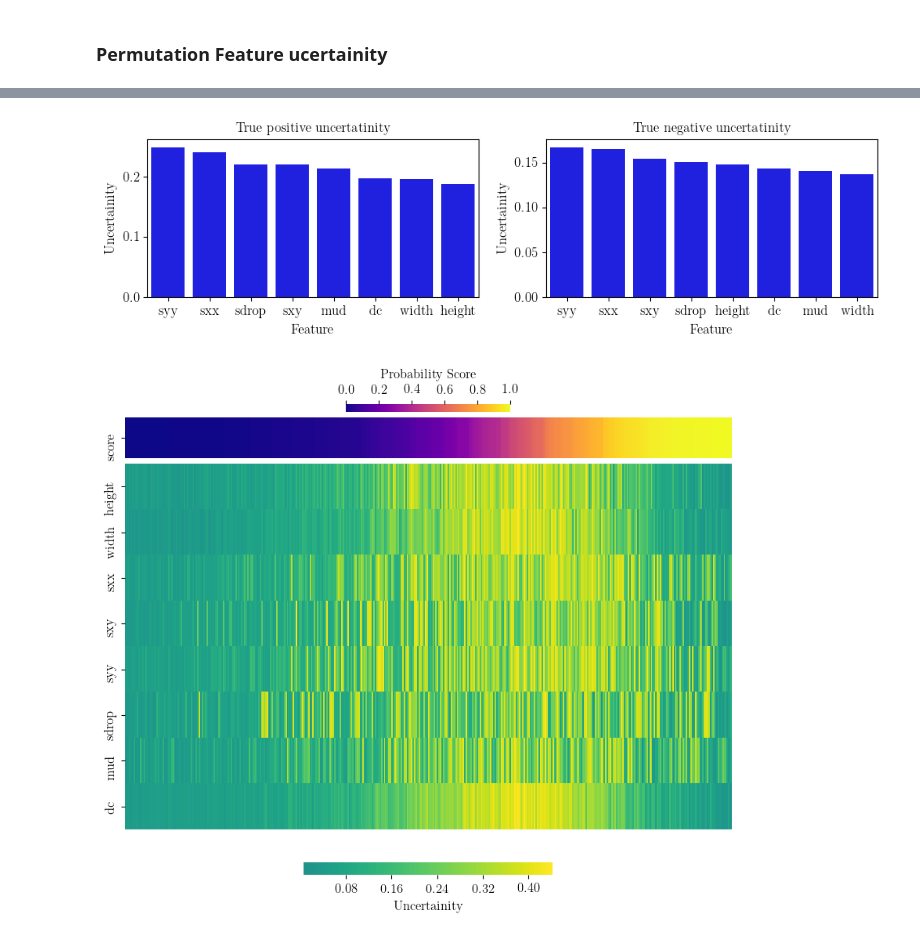
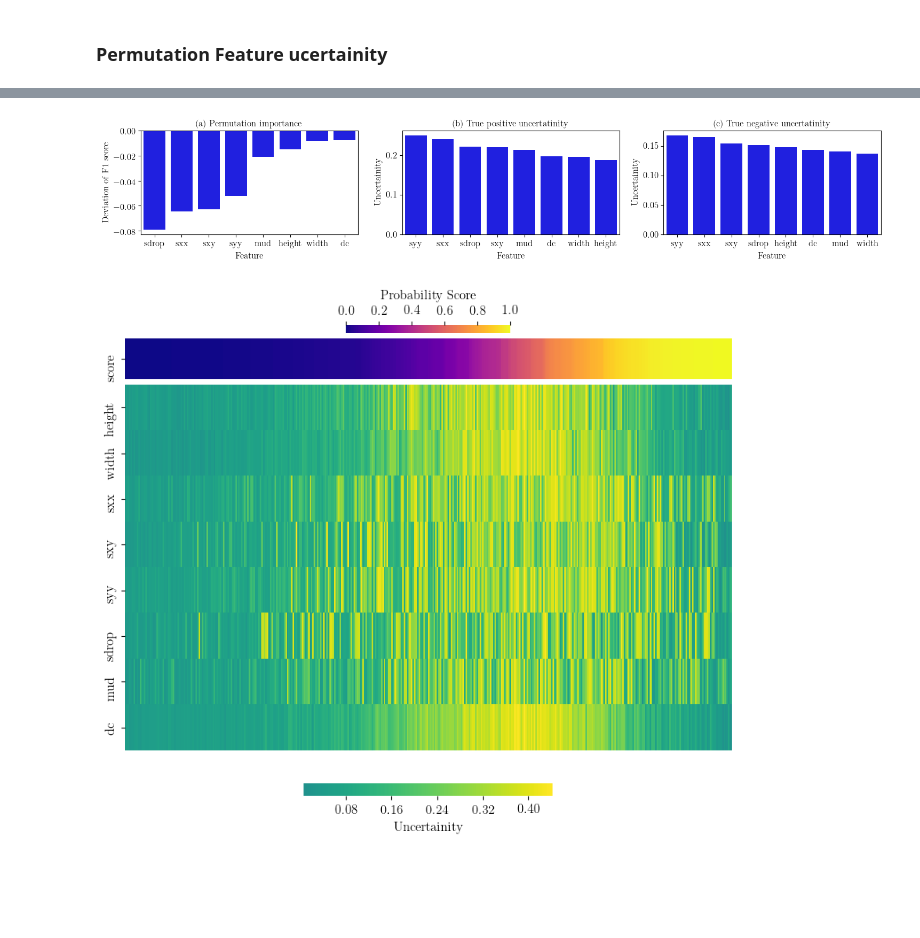
Before and after one commit to msahamed/earthquake_physics_bayesian_nn, a Jupyter notebook: BNN_edward.ipynb, the cells around one changed output, grey strips where cells are left out. Saved outputs shown, nothing was run; the diff lists cells and outputs as text; code cells hidden in the pictures; blank space fills up the shorter version.

Commit message:
Combined TP and TN uncertainity with permutation feature importance

```diff
--- a/BNN_edward.ipynb
+++ b/BNN_edward.ipynb
@@ -537,19 +524,0 @@ featinfo.head(10)
-# %%
-color = 'blue'
-plt.figure(figsize=(8, 5))
-plt.subplot(211)
-featinfo.sort_values(by = 'f1', inplace=True, ascending=True)
-ax = sns.barplot(x="Feature", y="f1_deviation", data = featinfo, color = color)
-plt.xlabel('Feature')
-plt.ylabel('Deviation of F1 score')
-plt.title('(a) Permutation importance')
-
-featinfo.sort_values(by = 'std', inplace=True, ascending=False)
-plt.subplot(212)
-ax = sns.barplot(x="Feature", y="std", data=featinfo, color = color)
-plt.xlabel('Feature')
-plt.ylabel('Uncertainity')
-plt.title('(b) Permutation uncertatinity')
-
-plt.tight_layout()
-plt.savefig('./figures/permutation_importance_uncertainity.eps')
@@ -563,21 +530,28 @@ tp_data = pd.DataFrame(tp[features].mean(), columns = ['std']).reset_index().sor
 tn_data = pd.DataFrame(tn[features].mean(), columns = ['std']).reset_index().sort_values(by = 'std', ascending = False)
 # %%
 color = 'blue'
-plt.figure(figsize=(10, 3))
-plt.subplot(121)
+plt.figure(figsize=(15, 3))
+plt.subplot(131)
+featinfo.sort_values(by = 'f1', inplace=True, ascending=True)
+ax = sns.barplot(x="Feature", y="f1_deviation", data = featinfo, color = color)
+plt.xlabel('Feature')
+plt.ylabel('Deviation of F1 score')
+plt.title('(a) Permutation importance')
+
+plt.subplot(132)
 ax = sns.barplot(x="index", y="std", data = tp_data, color = color)
 plt.xlabel('Feature')
 plt.ylabel('Uncertainity')
-plt.title('True positive uncertatinity')
+plt.title('(b) True positive uncertatinity')
 
-plt.subplot(122)
+plt.subplot(133)
 ax = sns.barplot(x="index", y="std", data = tn_data, color = color)
 plt.xlabel('Feature')
 plt.ylabel('Uncertainity')
-plt.title('True negative uncertatinity')
+plt.title('(c) True negative uncertatinity')
 plt.tight_layout()
 # %% [output]
-[figure, old version]
+[figure, new version]
 # %%
 def double_heatmap(data1, data2, cbar_label1, cbar_label2,
                    title='', subplot_top=0.86, cmap1='plasma', cmap2='viridis',
```
Also changed, not shown: parts of 2 cells of this notebook.
